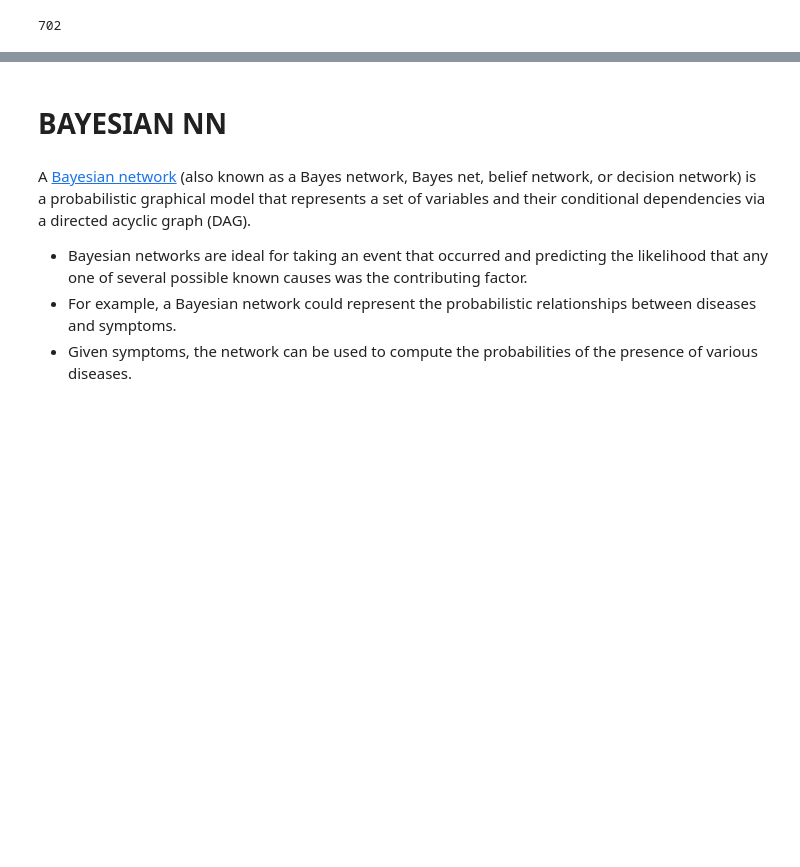
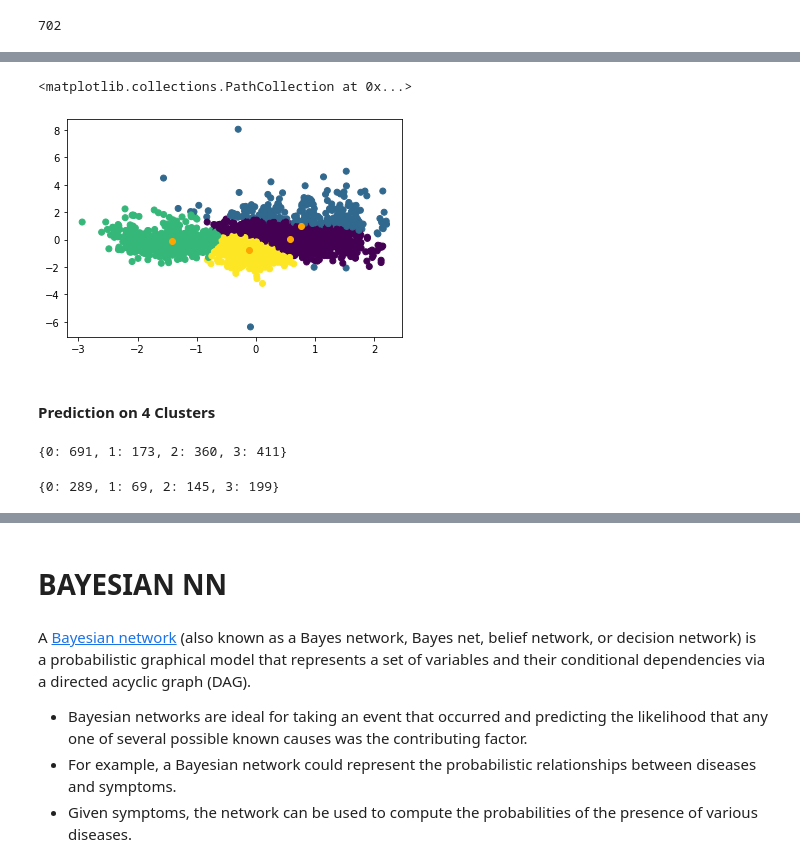
Before and after one commit to rb2022/ET5003_SEM1_2021-2, a Jupyter notebook: ET5003_Kaggle_RobertBarrett_20157347.ipynb, the cells around one changed output, grey strips where cells are left out. Saved outputs shown, nothing was run; the diff lists cells and outputs as text; code cells hidden in the pictures; blank space fills up the shorter version.

```diff
--- a/ET5003_Kaggle_RobertBarrett_20157347.ipynb
+++ b/ET5003_Kaggle_RobertBarrett_20157347.ipynb
@@ -917,0 +930,38 @@ full_test_predictions.to_csv(path+'ET5003_Kaggle_RobertBarrett_20157347.csv')
+# %%
+# clustering by features 5, 6; from list above these are 'longitude' and 'latitude'
+ind=[5, 6]
+X_ind = np.vstack([X_train[:,ind],X_test[:,ind]])
+# %%
+# training gaussian mixture model
+from sklearn.mixture import GaussianMixture
+
+gmm = GaussianMixture(n_components=4)
+
+# Gaussian Mixture
+gmm.fit(X_ind)
+# plot predicted clusters
+label = gmm.predict(X_ind)
+plt.scatter(X_ind[:,0],X_ind[:,1], c = label)
+# centroids:  orange dots
+plt.scatter(gmm.means_[:,0],gmm.means_[:,1], c = 'orange')
+# %% [output]
+<matplotlib.collections.PathCollection at 0x...>
+[figure, added]
+# %% [markdown]
+#### Prediction on 4 Clusters
+# %%
+# train clusters
+
+clusters_train = gmm.predict(X_train[:,ind])
+unique_train, counts_train = np.unique(clusters_train, return_counts=True)
+dict(zip(unique_train, counts_train))
+# %% [output]
+{0: 691, 1: 173, 2: 360, 3: 411}
+# %%
+# test clusters
+
+clusters_test = gmm.predict(X_test[:,ind])
+unique_test, counts_test = np.unique(clusters_test, return_counts=True)
+dict(zip(unique_test, counts_test))
+# %% [output]
+{0: 289, 1: 69, 2: 145, 3: 199}
```
Also changed, not shown: parts of 32 cells of this notebook.
